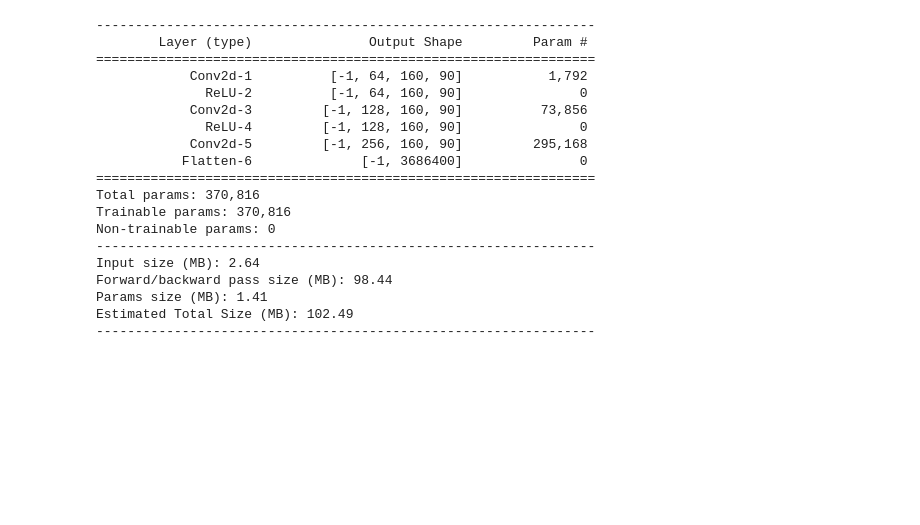
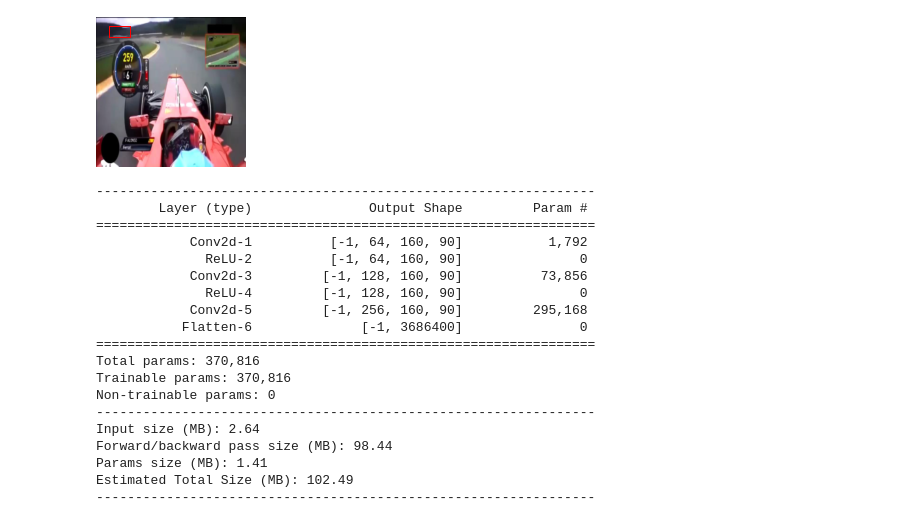
Before and after one commit to andrea-gasparini/f1-racing-cars-tracking, a Jupyter notebook: notebook.ipynb, the cells around one changed output. Drawn from its saved outputs; the diff is of its cells as text; code cells hidden in the pictures; blank space fills up the shorter version.

```diff
--- a/notebook.ipynb
+++ b/notebook.ipynb
@@ -13,3 +25,7 @@ data_loader = data_module.train_dataloader()
+# %%
+display(image_with_bounding_box)
+# %% [output]
+[figure, added]
 # %%
 hparams = { "kernel_size": 3 }
 detector = RacingF1Detector(hparams)
```
Also changed, not shown: parts of 4 cells of this notebook, 3 other files.
